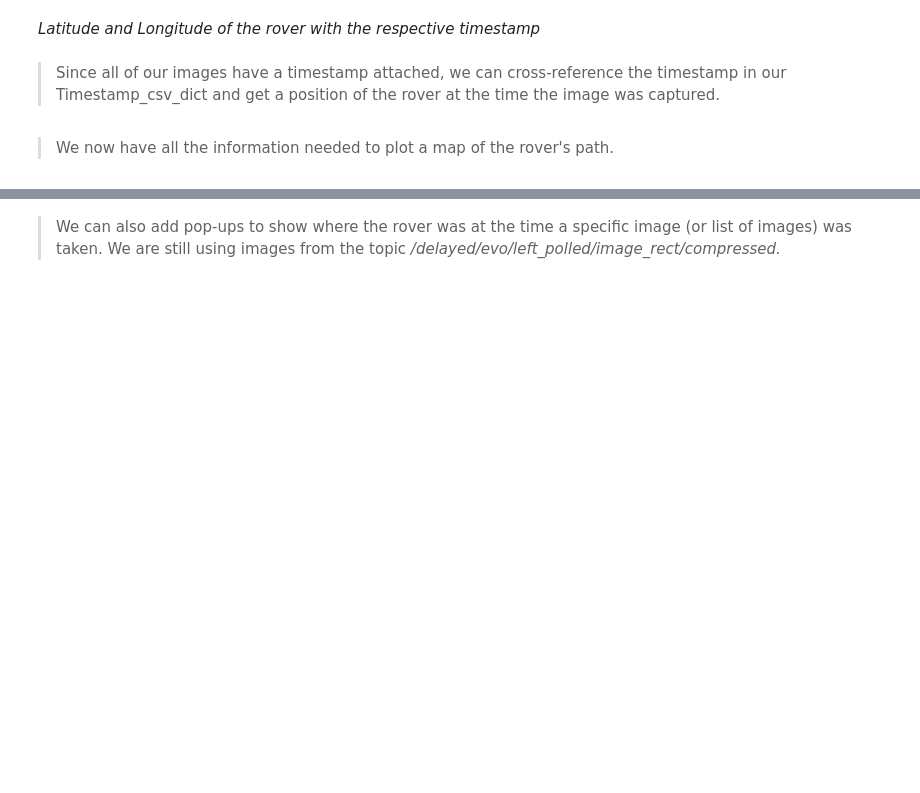
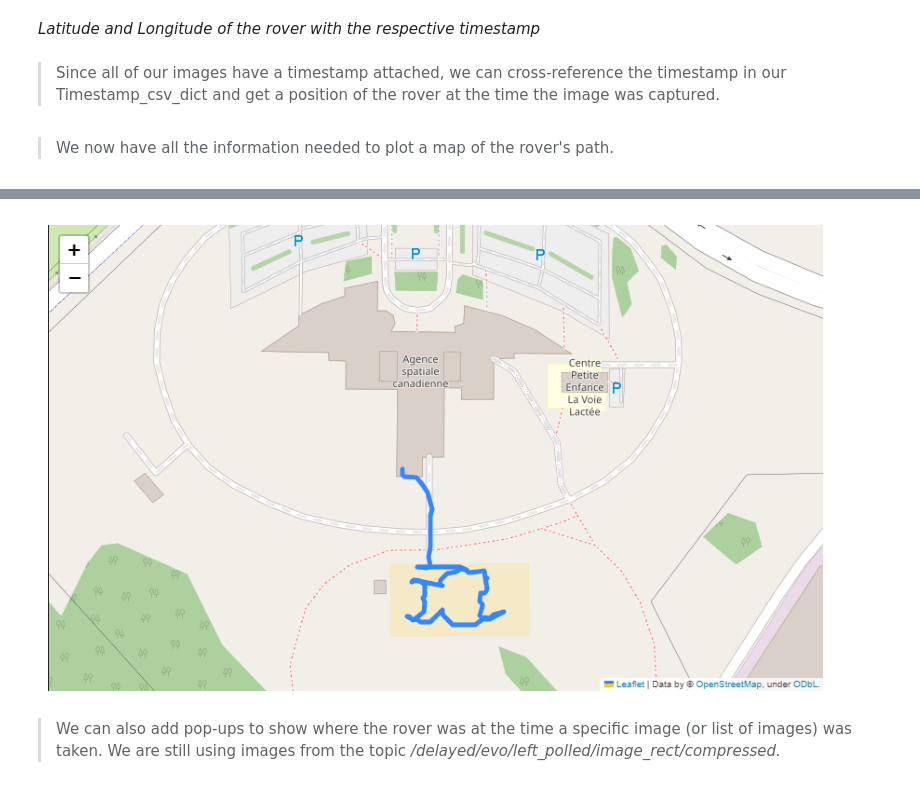
Before and after one commit to asc-csa/LEAD-Rover-Data-Tutorial, a Jupyter notebook: LEAD_Rover_Data_Tutorial.ipynb, the cells around one changed output, grey strips where cells are left out. Saved outputs shown, nothing was run; the diff lists cells and outputs as text; code cells hidden in the pictures; blank space fills up the shorter version.

```diff
--- a/LEAD_Rover_Data_Tutorial.ipynb
+++ b/LEAD_Rover_Data_Tutorial.ipynb
@@ -396,3 +416,12 @@ m.add_child(centred_polyline)
+# %%
+#Visualizing Map
+img = imageio.imread("6-MAP.png")
+plt.figure(figsize=(10,10))
+plt.imshow(img)
+plt.axis("off")
+plt.show()
+# %% [output]
+[figure, added]
 # %% [markdown]
 >We can also add pop-ups to show where the rover was at the time a specific image (or list of images) was taken. We are still using images from the topic */delayed/evo/left_polled/image_rect/compressed.*
 # %%
```
Also changed, not shown: parts of 13 cells of this notebook.
